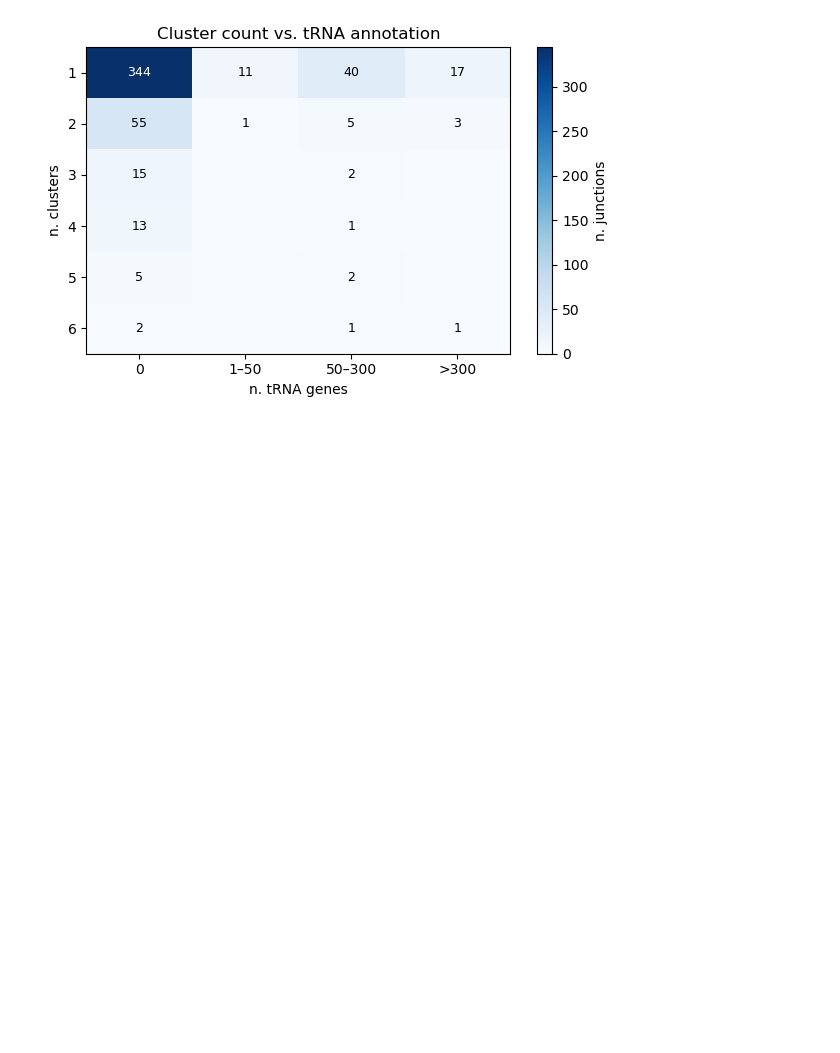
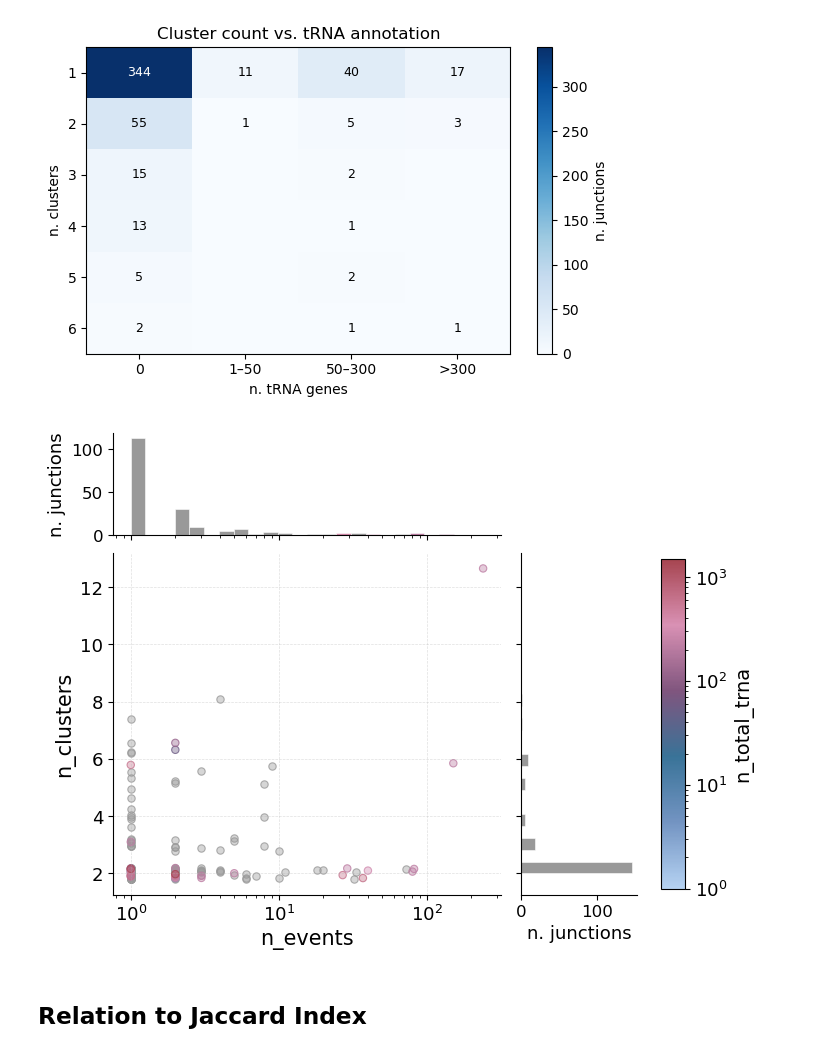
Before and after one commit to marie3003/junction_dataset, a Jupyter notebook: explore/relate_n_events_clusters.ipynb, the cells around one changed output. Saved outputs shown, nothing was run; the diff lists cells and outputs as text; code cells hidden in the pictures; blank space fills up the shorter version.

```diff
--- a/explore/relate_n_events_clusters.ipynb
+++ b/explore/relate_n_events_clusters.ipynb
@@ -94,6 +94,8 @@ Saved translocations summary to ../results/atb_lookup/translocations/all_junctio
 Saved inversions summary to ../results/atb_lookup/inversions/all_junctions_inversions.csv
 Saved deduplicated events to ../results/atb_lookup/deduplicated_events.csv
 Saved event counts to ../results/atb_lookup/event_counts_per_junction.csv
+# %%
+jdf_all = pd.read_csv("../results/junction_summary_df.csv")
 # %%
 plot_cluster_count_vs_diversity(jdf_all, diversity_columns=["n_tRNA"], figsize=(6,4))
 # %% [output]
@@ -104,3 +106,20 @@ plot_junction_heatmap(jdf_all, x_col="trna_cat", y_col="n_clusters", heatmap_col
                title="Cluster count vs. tRNA annotation")
 # %% [output]
 [figure]
+# %%
+fig, axes = plot_marginal_scatter(
+      jdf_all,
+      x_col="n_events",
+      y_col="n_clusters",
+      color_by_event_count="n_total_trna",  # or "n_insertion", "n_deletion", etc.
+      filled=True,
+      fill_alpha=0.4,
+      edge_alpha=0.8,
+      log_color_scale=True,
+      log_x = True,
+      log_y = False,
+  )
+# %% [output]
+[figure, added]
+# %% [markdown]
+## Relation to Jaccard Index
```
Also changed, not shown: parts of 5 cells of this notebook, 9 other files.
